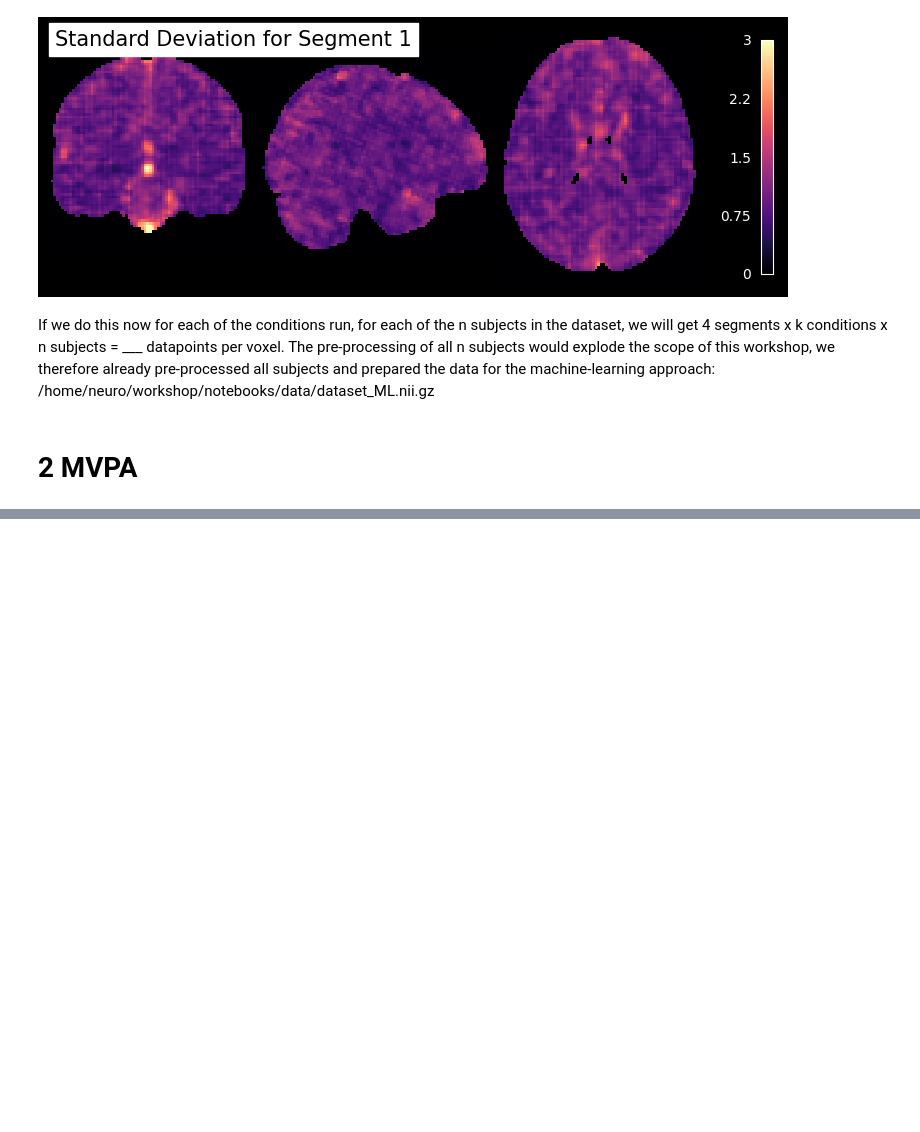
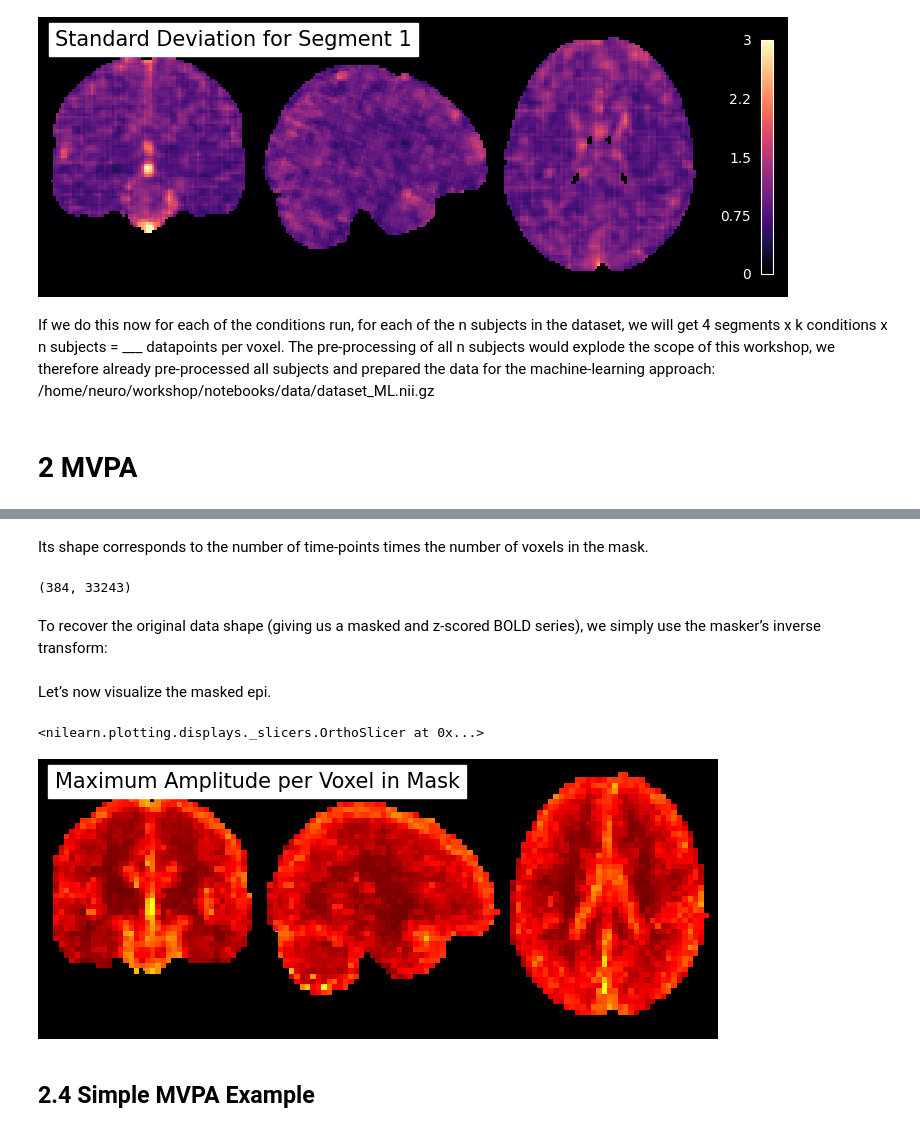
Before and after one commit to dominikpegler/tewa2-neuroimaging, a Jupyter notebook: assignments/optional/MVPA.ipynb, the cells around one changed output, grey strips where cells are left out. Drawn from its saved outputs; the diff is of its cells as text; code cells hidden in the pictures; blank space fills up the shorter version.

```diff
--- a/assignments/optional/MVPA.ipynb
+++ b/assignments/optional/MVPA.ipynb
@@ -200,0 +257,5 @@ func = '/home/neuro/workshop/notebooks/data/dataset_ML.nii.gz'
+# %%
+masker = NiftiMasker(mask_img=mask, standardize=False, detrend=False,
+                     memory="nilearn_cache", memory_level=2)
+samples = masker.fit_transform(func)
+print(samples)
@@ -200,0 +270,22 @@ func = '/home/neuro/workshop/notebooks/data/dataset_ML.nii.gz'
+# %% [markdown]
+Its shape corresponds to the number of time-points times the number of voxels in the mask.
+# %%
+print(samples.shape)
+# %% [output]
+(384, 33243)
+# %% [markdown]
+To recover the original data shape (giving us a masked and z-scored BOLD series), we simply use the masker’s inverse transform:
+# %%
+masked_epi = masker.inverse_transform(samples)
+# %% [markdown]
+Let’s now visualize the masked epi.
+# %%
+max_zscores = image.math_img("np.abs(img).max(axis=3)", img=masked_epi)
+plotting.plot_stat_map(max_zscores, bg_img=anat_template, dim=-.5, cut_coords=[33, -20, 20],
+              draw_cross=False, annotate=False, colorbar=False,
+              title='Maximum Amplitude per Voxel in Mask')
+# %% [output]
+<nilearn.plotting.displays._slicers.OrthoSlicer at 0x...>
+[figure, added]
+# %% [markdown]
+## 2.4 Simple MVPA Example
```
Also changed, not shown: parts of 50 cells of this notebook.
